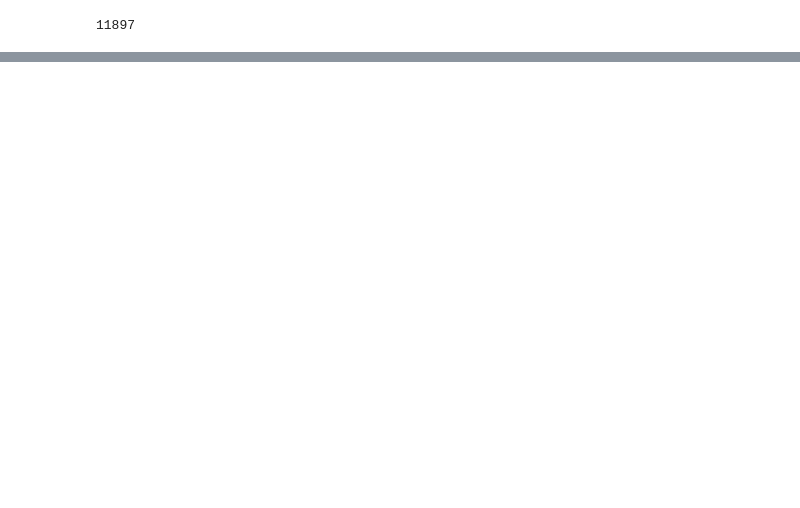
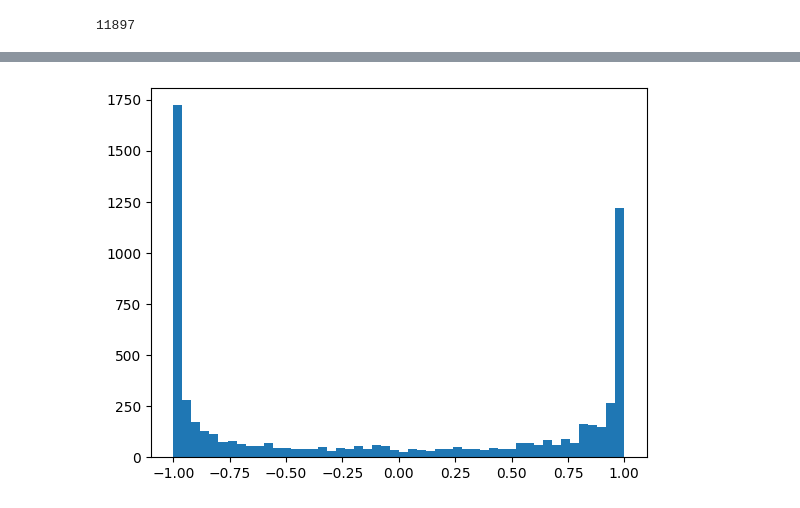
Before and after one commit to ArmyAntSEC/NeuralNets, a Jupyter notebook: makemore_from_scratch/build_makemore_mlp2.ipynb, the cells around one changed output, grey strips where cells are left out. Saved outputs shown, nothing was run; the diff lists cells and outputs as text; code cells hidden in the pictures; blank space fills up the shorter version.

```diff
--- a/makemore_from_scratch/build_makemore_mlp2.ipynb
+++ b/makemore_from_scratch/build_makemore_mlp2.ipynb
@@ -139,0 +127,4 @@ print ( loss.item() )
+# %%
+plt.hist(h.view(-1).tolist(), 50);
+# %% [output]
+[figure, added]
```
Also changed, not shown: parts of 7 cells of this notebook.
